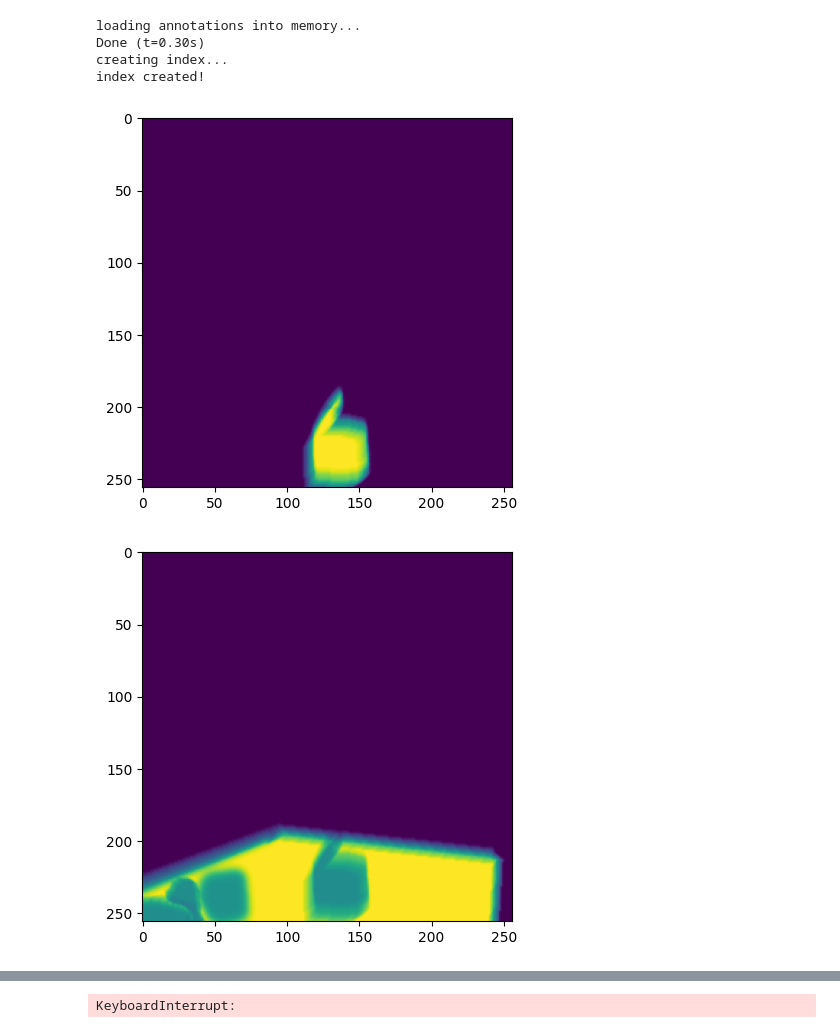
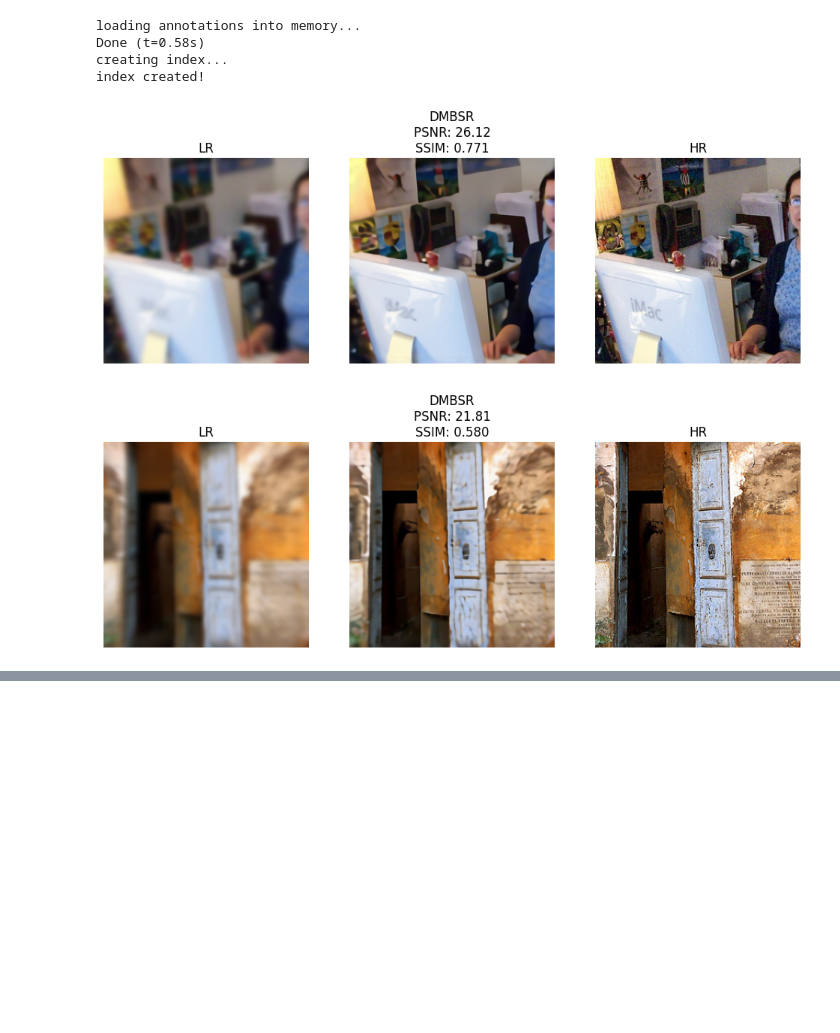
Before and after one commit to lykelee/DMBSR, a Jupyter notebook: test_model.ipynb, the cells around one changed output, grey strips where cells are left out. Cells and saved outputs as stored; diff of their text form; code cells hidden in the pictures; blank space fills up the shorter version.

```diff
--- a/test_model.ipynb
+++ b/test_model.ipynb
@@ -34,55 +35,65 @@ netG = define_G(opt_net)
 netG.load_state_dict(torch.load(path_pretrained))
 netG = netG.to('cuda')
 # %%
+psfs = np.load("temp/psfgrid-25.npy")
+
 opt_data = { "phase": "train"
           , "dataloader_batch_size": 1
           , "dataset_type": "multiblur"
           , "dataroot_H": os.path.join(DATA_DIR, 'images', 'val2017')
           , "H_size": 256
-          , "scales": [2]
-          , "sigma": [5, 10]
+          , "scales": [1] # [2]
+          , "sigma": [5, 6] # [5, 10]
           , "sigma_test": 10
           , "n_channels": 3
           , "motion_blur": True
+          , "blur": psfs
+          , "approx_basis": 25
           , "coco_annotation_path": os.path.join(DATA_DIR, 'annotations', 'instances_val2017.json')}
 
 data = Dataset(opt_data)
 # %% [output]
 loading annotations into memory...
-Done (t=0.30s)
+Done (t=0.58s)
 creating index...
 index created!
 # %%
-for i in tqdm.tqdm(range(5)):
+from temp.test import ensure_reproducibility
+
+ensure_reproducibility(0)
+
+for i in tqdm.tqdm(range(10, 15)):
     data.sf = 1
     data.count = -1
     sample = data[i]
     HR = util.tensor2uint(sample['H'])
     LR = util.tensor2uint(sample['L'])
     y = sample['L'][None].to('cuda')
     kmap = sample['kmap'][None].to('cuda')
     basis = sample['basis'][None].to('cuda')
     sf = sample['sf']
     sigma = sample['sigma'][None].to('cuda')
 
     res = netG(y, kmap, basis, sf, sigma)
     res = util.tensor2uint(res)
 
+    psnr = util.calculate_psnr(res, HR, border=0)
+    ssim = util.calculate_ssim(res, HR, border=0)
 
     plt.figure(figsize=(12,4))
     plt.subplot(131)
     plt.imshow(LR)
     plt.title('LR')
     plt.axis('off')
     plt.subplot(132)
     plt.imshow(res)
-    plt.title('DMBSR')
+    plt.title(F'DMBSR\nPSNR: {psnr:.2f}\nSSIM: {ssim:.3f}')
     plt.axis('off')
     plt.subplot(133)
     plt.imshow(HR)
     plt.title('HR')
     plt.axis('off')
     plt.show()
 # %% [output]
-[figure, old version]
+[figure, new version]
-[figure, old version]
+[figure, new version]
@@ -92 +102,0 @@ for i in tqdm.tqdm(range(5)):
-KeyboardInterrupt:
```
Also changed, not shown: parts of 2 cells of this notebook, 19 other files.
